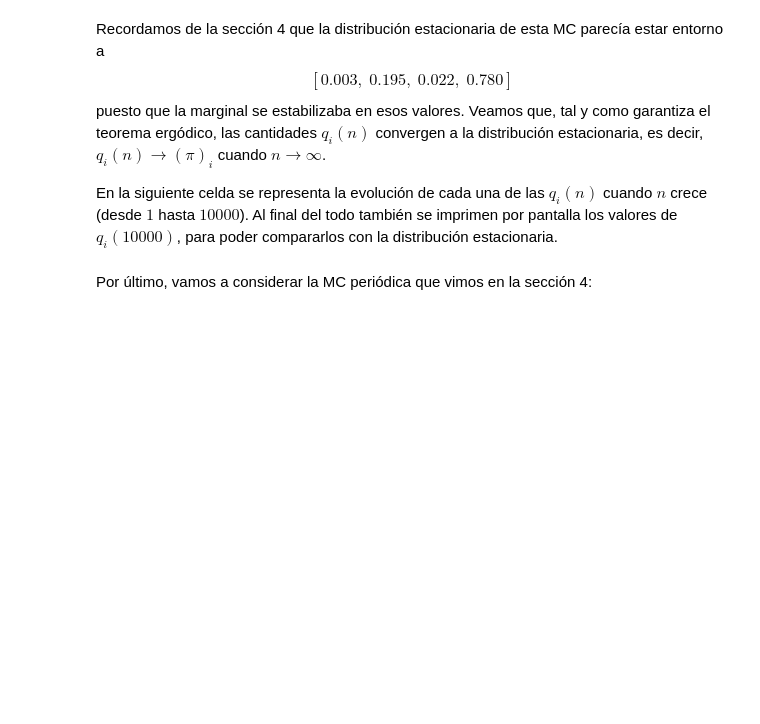
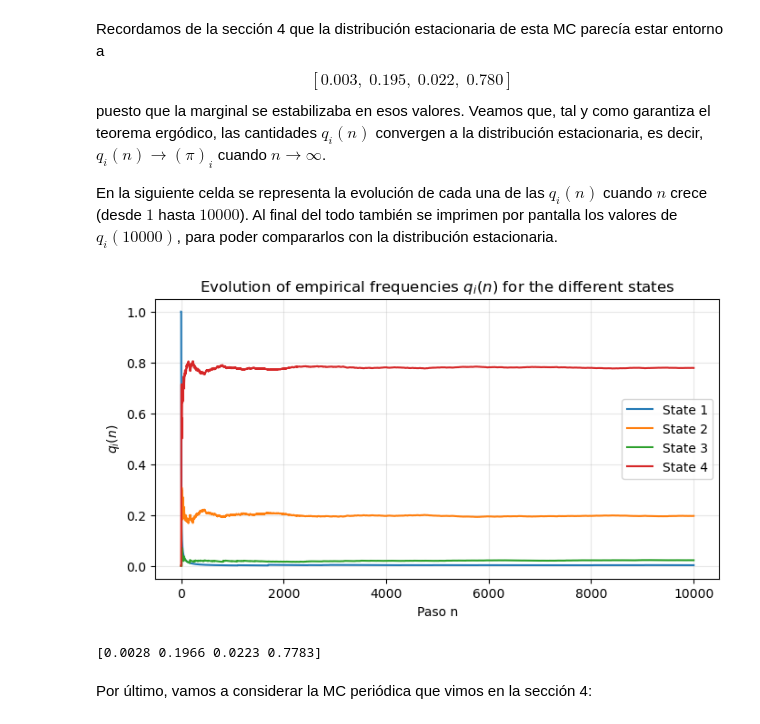
Before and after one commit to raido5/UGR, a Jupyter notebook: Procesos/Copie_de_MC_PRADO.ipynb, the cells around one changed output. Cells and saved outputs as stored; diff of their text form; code cells hidden in the pictures; blank space fills up the shorter version.

```diff
--- a/Procesos/Copie_de_MC_PRADO.ipynb
+++ b/Procesos/Copie_de_MC_PRADO.ipynb
@@ -585,26 +604,34 @@ En la siguiente celda se representa la evolución de cada una de las $q_i(n)$ cu
 # %%
 P = np.array([[0.3,0,0,0.7],
               [0,0.2,0.1,0.7],
               [0.1,0,0.1,0.8],
               [0,0.2,0,0.8]])
 pi_sup_1 = np.array([0.25, 0.25, 0.25, 0.25])
 
 n_steps = 10000
 m = P.shape[0]
 
-frecs = ...  # (m, n_steps)   ## COMPLETAR
+trayectoria = simular_trayectorias_effic(P, pi_sup_1, 1, n_steps)[0]
+
+is_equal = np.arange(m)[:, None] == trayectoria[None, :]
+
+frecs = np.cumsum(is_equal, axis=1) / np.arange(1, n_steps + 1)  # (m, n_steps)   ## COMPLETAR
+
 
 plt.figure(figsize=(8, 4))
 for i in range(m):
-  plt.plot(np.arange(1, n_steps+1), ... , label=f"State {i+1}")  ## COMPLETAR
+  plt.plot(np.arange(1, n_steps+1), frecs[i, :] , label=f"State {i+1}")  ## COMPLETAR
 plt.xlabel("Paso n")
 plt.ylabel(r"$q_i(n)$")
 plt.title(r"Evolution of empirical frequencies $q_i(n)$ for the different states")
 plt.legend()
 plt.grid(alpha=0.3)
 plt.show()
 
 print(frecs[:,-1])
+# %% [output]
+[figure, added]
+[0.0028 0.1966 0.0223 0.7783]
 # %% [markdown]
 Por último, vamos a considerar la MC periódica que vimos en la sección 4:
 # %%
```
Also changed, not shown: parts of 11 cells of this notebook.
